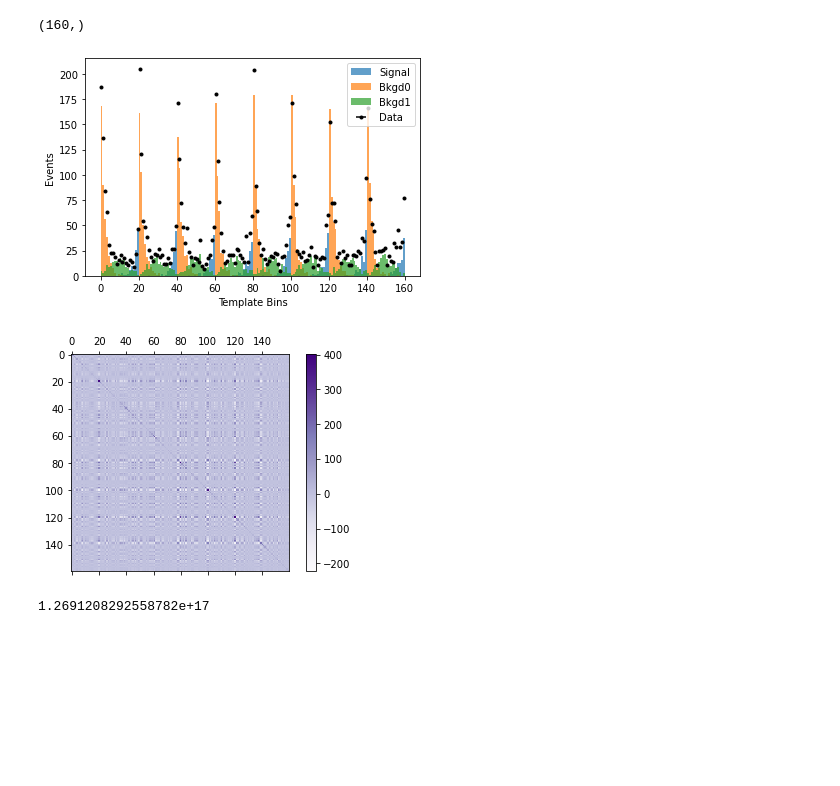
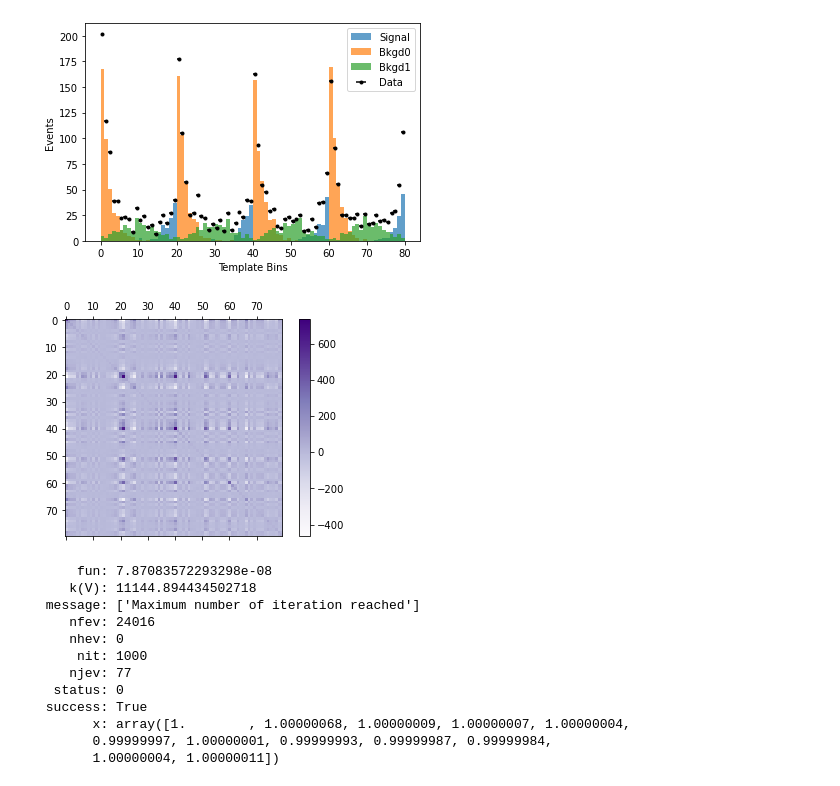
Before and after one commit to dddoyle1/HEPAnaTools, a Jupyter notebook: examples/global_template_fit_example.ipynb, the cells around one changed output. Saved outputs shown, nothing was run; the diff lists cells and outputs as text; code cells hidden in the pictures; blank space fills up the shorter version.

```diff
--- a/examples/global_template_fit_example.ipynb
+++ b/examples/global_template_fit_example.ipynb
@@ -8,11 +8,11 @@ from Fit import LocalTemplateFit, GlobalTemplateFit
 import scipy.optimize
 # %%
-phase_space = (4,2)
+phase_space = (2,2)
 nbins = 20
-signal, bkgd0, bkgd1, bins = Fit.utils.fake_templates(nbins, shape=phase_space)
+signal, bkgd0, bkgd1, bins = PandAnaTools.Fit.utils.fake_templates(nbins, shape=phase_space)
 total = signal + bkgd0 + bkgd1
 
-cov, inv = Fit.utils.cov_inv(Fit.utils.poisson_multiverse(total.flatten(), nuniverses=100))
+cov, inv = PandAnaTools.Fit.utils.cov_inv(PandAnaTools.Fit.utils.poisson_multiverse(total.flatten(), nuniverses=100))
 
 fit = GlobalTemplateFit(cov, (signal, bkgd0, bkgd1))
 
@@ -21,28 +21,33 @@ mock_scales[0] = np.linspace(1, 2, np.prod(phase_space)).reshape(mock_scales[0].
 mock_scales[1] = (np.linspace(0.9, 1.2, np.prod(phase_space)))[::-1].reshape(mock_scales[1].shape)
 
 mock_data = np.random.poisson(fit.U(mock_scales.flatten()))
-# %%
-mock_data.shape
-# %% [output]
-(160,)
 # %%
-
-plt.close()
-Fit.utils.plot_templates((signal.flatten(),
-                          bkgd0.flatten(),
-                          bkgd1.flatten()),
-                         ('Signal',
-                          'Bkgd0',
-                          'Bkgd1'),
-                         np.linspace(0, len(signal.flatten()), len(signal.flatten())+1),
-                        data=mock_data)
+PandAnaTools.Fit.utils.plot_templates((signal.flatten(),
+                                       bkgd0.flatten(),
+                                       bkgd1.flatten()),
+                                      ('Signal',
+                                       'Bkgd0',
+                                       'Bkgd1'),
+                                      np.linspace(0, len(signal.flatten()), len(signal.flatten())+1),
+                                      data=mock_data)
 # %% [output]
-[figure, old version]
+[figure, new version]
 # %%
-Fit.utils.plot_mat(cov)
+PandAnaTools.Fit.utils.plot_mat(cov)
 # %% [output]
-[figure, old version]
+[figure, new version]
-# %%
-fit.chisq(np.ones((3, *phase_space)).flatten(), np.random.poisson(total.flatten()))
-# %% [output]
-1.2691208292558782e+17
+# %%
+fit.minimize(total.flatten())
+# %% [output]
+     fun: 7.87083572293298e-08
+    k(V): 11144.894434502718
+ message: ['Maximum number of iteration reached']
+    nfev: 24016
+    nhev: 0
+     nit: 1000
+    njev: 77
+  status: 0
+ success: True
+       x: array([1.        , 1.00000068, 1.00000009, 1.00000007, 1.00000004,
+       0.99999997, 1.00000001, 0.99999993, 0.99999987, 0.99999984,
+       1.00000004, 1.00000011])
```
Also changed, not shown: parts of 1 cell of this notebook, 4 other files.
